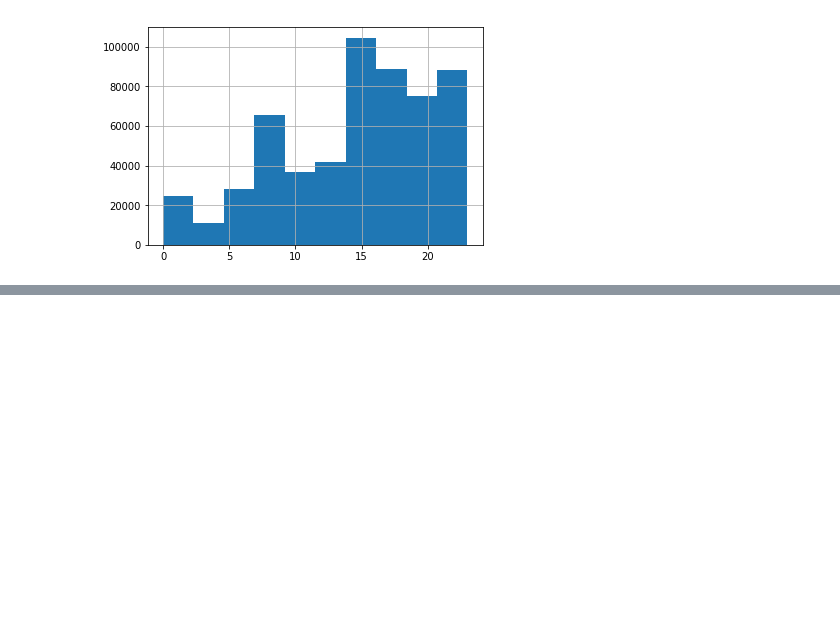
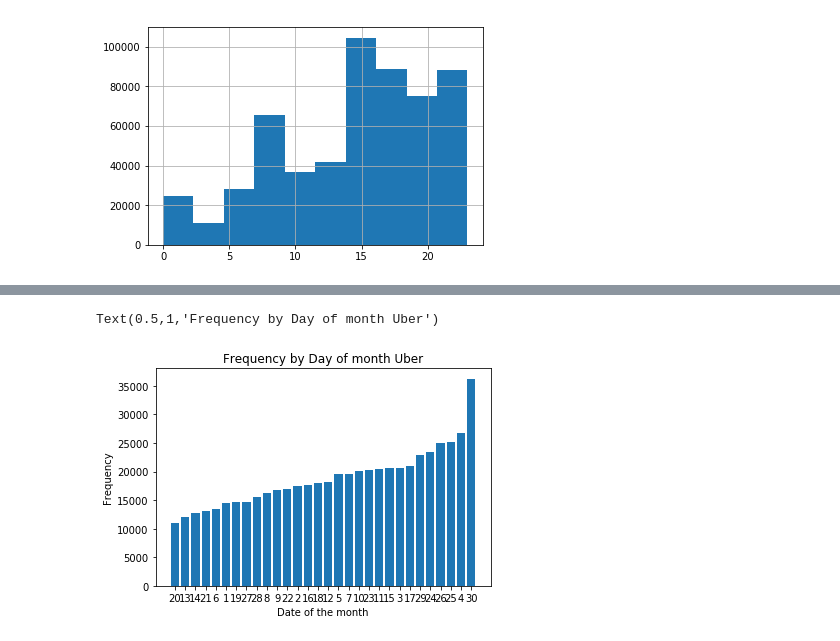
Before and after one commit to ashleynguci/codefight, a Jupyter notebook: Uber-trip/Uber Data Analysic.ipynb, the cells around one changed output, grey strips where cells are left out. Drawn from its saved outputs; the diff is of its cells as text; code cells hidden in the pictures; blank space fills up the shorter version.

```diff
--- a/Uber-trip/Uber Data Analysic.ipynb
+++ b/Uber-trip/Uber Data Analysic.ipynb
@@ -84,0 +131,10 @@ Text(0.5,1,'Frequency by Day of month Uber')
+# %%
+by_date_sorted = by_date.sort_values()
+plt.xticks(range(1,31),by_date_sorted.index)
+plt.bar(range(1,31),by_date_sorted)
+plt.xlabel('Date of the month')
+plt.ylabel('Frequency')
+plt.title('Frequency by Day of month Uber')
+# %% [output]
+Text(0.5,1,'Frequency by Day of month Uber')
+[figure, added]
```
Also changed, not shown: parts of 34 cells of this notebook.
